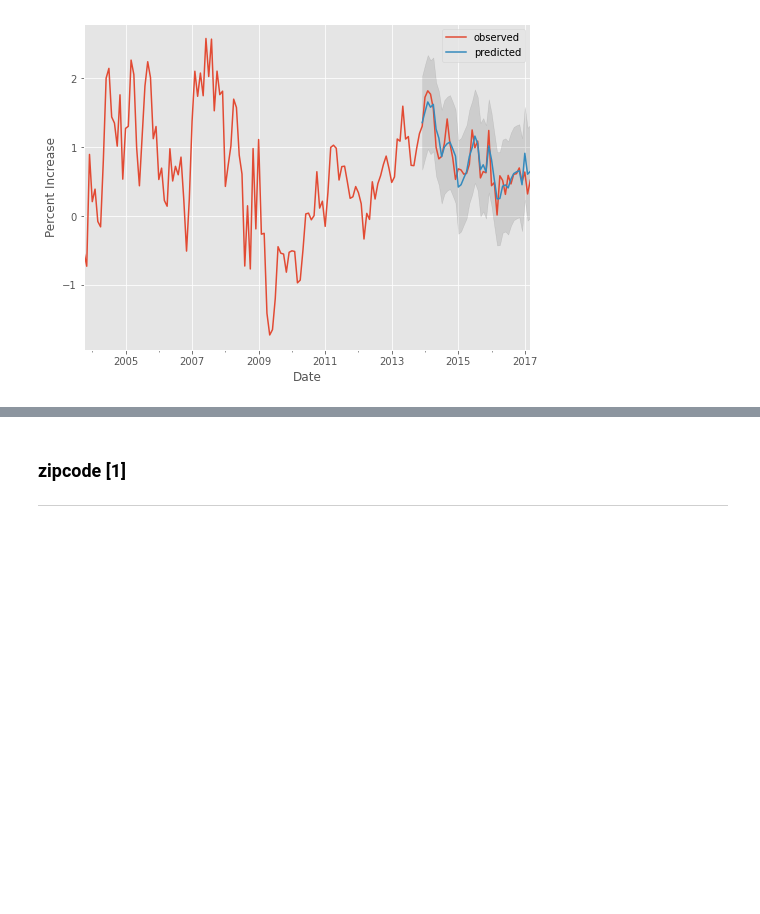
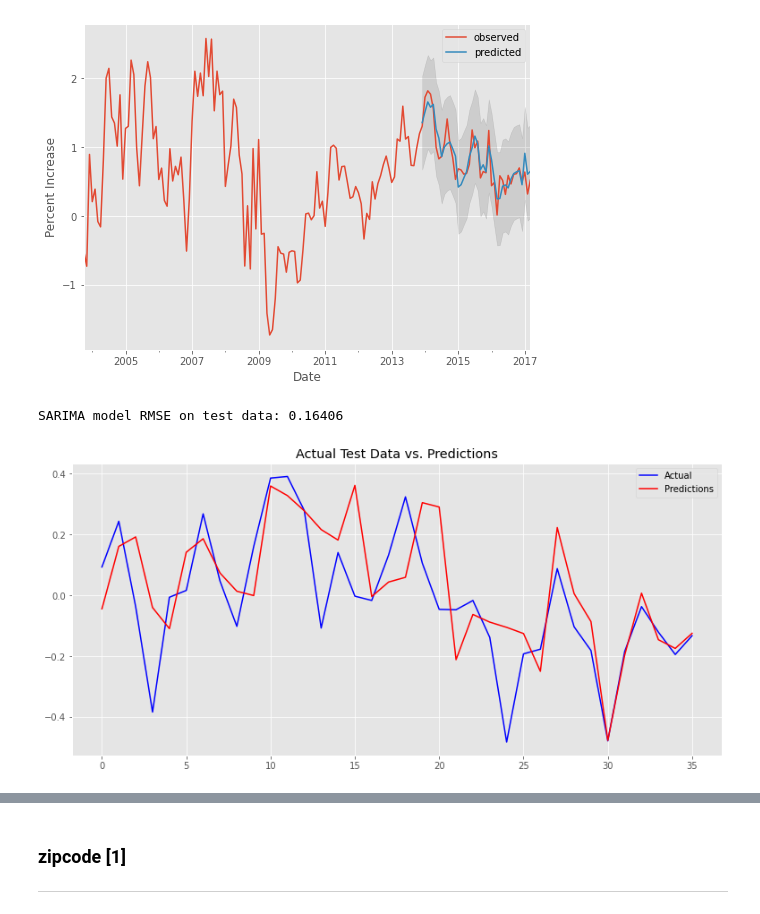
Before and after one commit to stereopickle/real_estate_prediction, a Jupyter notebook: 020.Model_Evaluation.ipynb, the cells around one changed output, grey strips where cells are left out. Drawn from its saved outputs; the diff is of its cells as text; code cells hidden in the pictures; blank space fills up the shorter version.

Commit message:
adding testing rmse

```diff
--- a/020.Model_Evaluation.ipynb
+++ b/020.Model_Evaluation.ipynb
@@ -124,0 +127,25 @@ rmse_11101 = get_RMSE(sel_df, model)
+# %%
+def test_RMSE(test_set, pdq, pdqs, show = True):
+    hist = [x for x in train]
+    predictions = []
+    for t in range(len(test)):
+        model = SARIMAX(history, order=pdq, seasonal_order=pdqs)
+        model_fit = model.fit(disp=0)
+        output = model_fit.forecast()
+        yhat = output[0]
+        predictions.append(yhat)
+        history.append(test[t])
+    rmse = sqrt(MSE(test, predictions))
+    print('SARIMA model RMSE on test data: %.5f' % rmse)
+    if display:
+        plt.figure(figsize=(13,6))
+        plt.title('Actual Test Data vs. Predictions')
+        plt.plot(history[-36:],label='Actual', color='b')
+        plt.plot(predictions,label='Predictions',color='r')
+        plt.legend(loc='best')
+        plt.show()
+# %%
+test_RMSE(df[zip_], pdq, SPDQ)
+# %% [output]
+SARIMA model RMSE on test data: 0.16406
+[figure, added]
```
Also changed, not shown: parts of 3 cells of this notebook.
